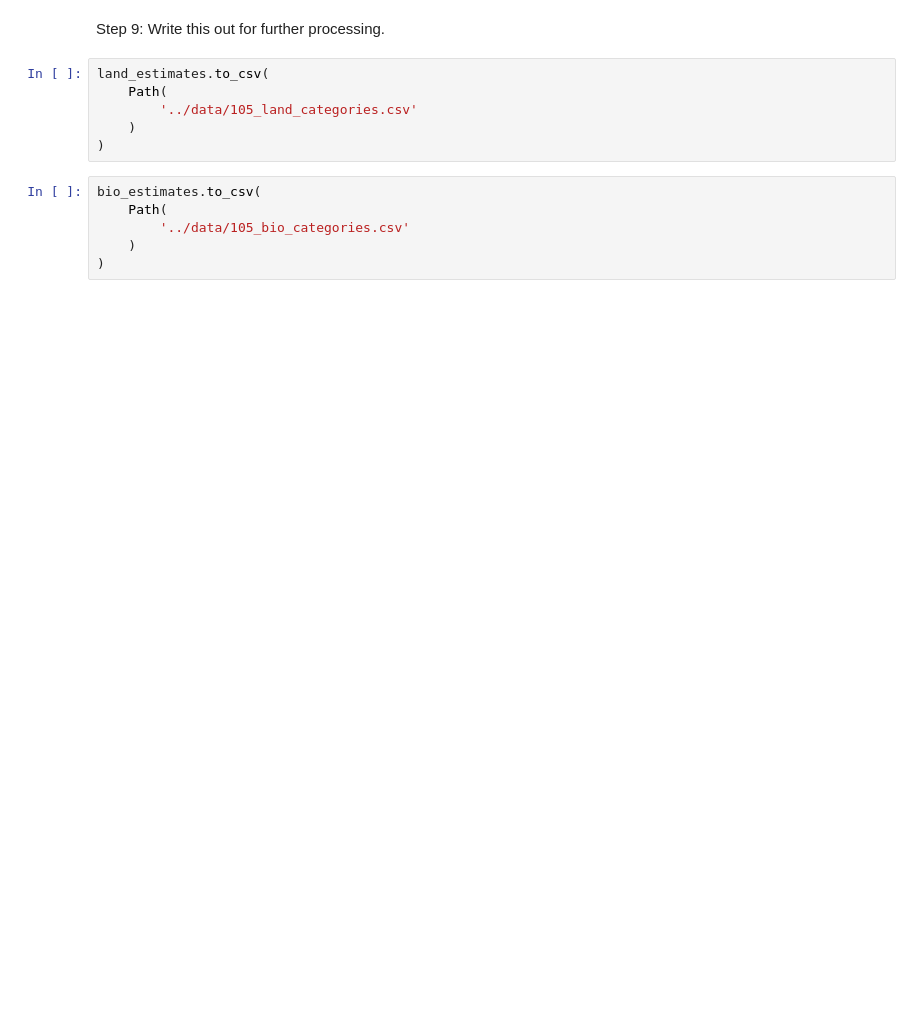
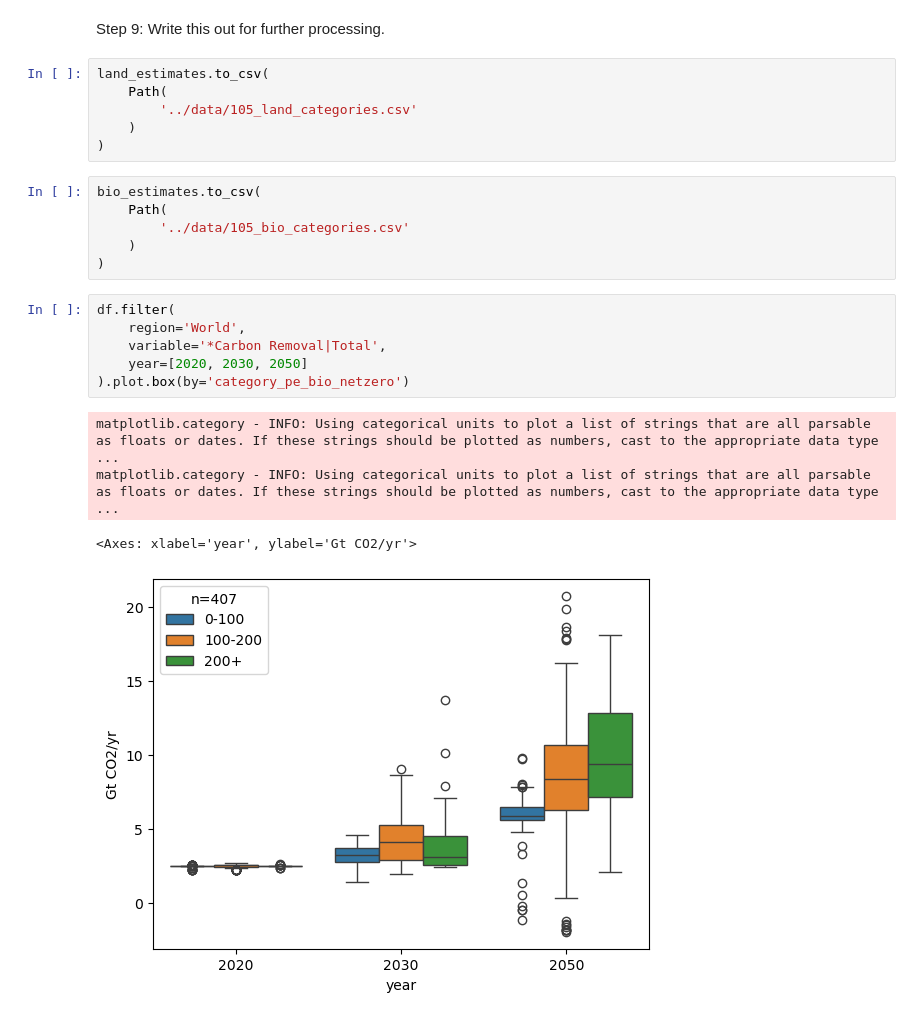
Before and after one commit to gaurav-ganti/2023_ganti_ar6_cdr_assessment, a Jupyter notebook: analysis/105_prepare_data_for_sustainability_assessment.ipynb, the cells around one changed output. Drawn from its saved outputs; the diff is of its cells as text; blank space fills up the shorter version.

Commit message:
Update the sustainability filters

```diff
--- a/analysis/105_prepare_data_for_sustainability_assessment.ipynb
+++ b/analysis/105_prepare_data_for_sustainability_assessment.ipynb
@@ -244,3 +244,14 @@ bio_estimates.to_csv(
         '../data/105_bio_categories.csv'
     )
 )
+# %%
+df.filter(
+    region='World',
+    variable='*Carbon Removal|Total',
+    year=[2020, 2030, 2050]
+).plot.box(by='category_pe_bio_netzero')
+# %% [output]
+matplotlib.category - INFO: Using categorical units to plot a list of strings that are all parsable as floats or dates. If these strings should be plotted as numbers, cast to the appropriate data type ...
+matplotlib.category - INFO: Using categorical units to plot a list of strings that are all parsable as floats or dates. If these strings should be plotted as numbers, cast to the appropriate data type ...
+<Axes: xlabel='year', ylabel='Gt CO2/yr'>
+[figure, added]
```
Also changed, not shown: parts of 1 cell of this notebook.
